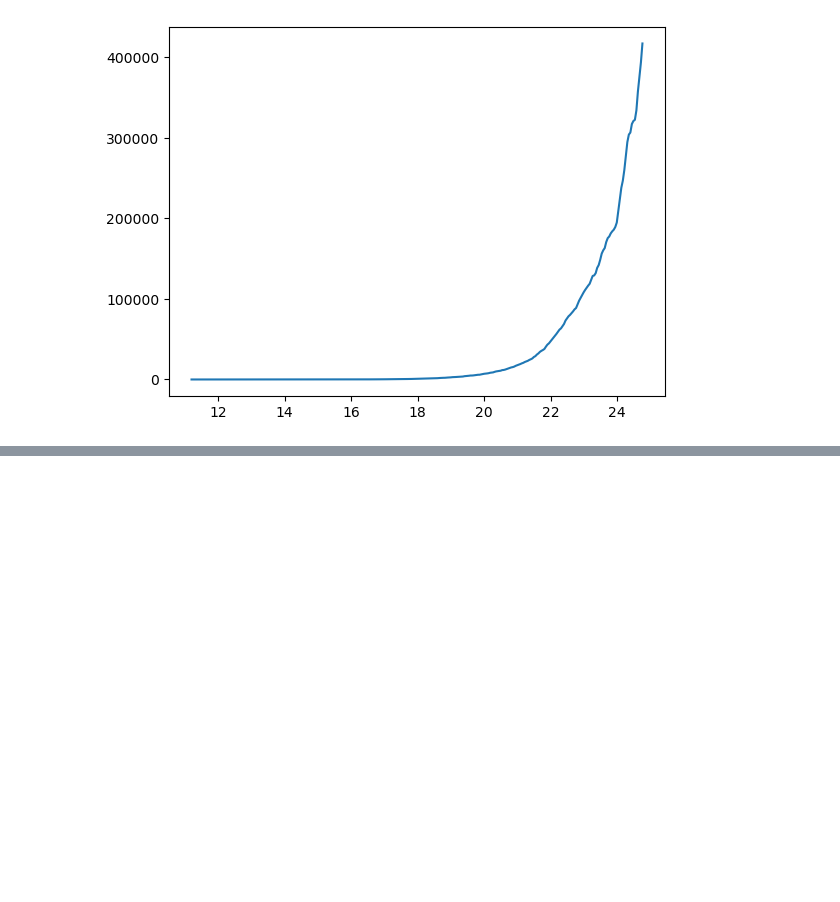
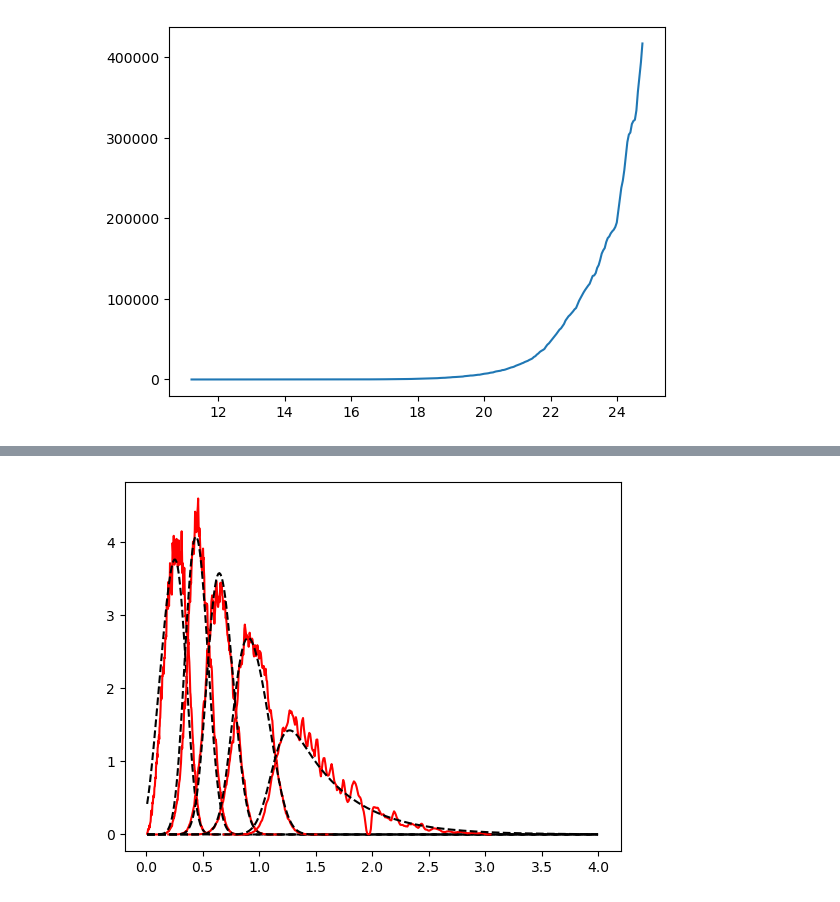
Before and after one commit to LSSTDESC/SkySim5000_IA_infusion, a Jupyter notebook: Nz_HOD.ipynb, the cells around one changed output, grey strips where cells are left out. Saved outputs shown, nothing was run; the diff lists cells and outputs as text; code cells hidden in the pictures; blank space fills up the shorter version.

```diff
--- a/Nz_HOD.ipynb
+++ b/Nz_HOD.ipynb
@@ -64,0 +186,14 @@ plt.ylim(0.0, 4.0)
+# %%
+# read in the saved data and plot to make sure it has formatted correctly
+for i in range(len(nzs_s)):
+    target_nz = nzs_s[i]
+    tomotab = pd.read_csv(in_path+'GalCat_tomo%d_06GpAM.dat'%(i+1), delimiter='\s+', header=0)
+
+    sel_z = tomotab['#redshift']
+
+    sel_nz, sel_bins = np.histogram(sel_z, bins=300, density=None)
+    sel_nz_norm = sel_nz/sum(sel_nz*(sel_bins[1] - sel_bins[0]))
+    plt.plot(sel_bins[:-1], sel_nz_norm, ls='-', c='r')
+    plt.plot(z, target_nz, ls='--', c='k')
+# %% [output]
+[figure, added]
```
Also changed, not shown: parts of 12 cells of this notebook.
